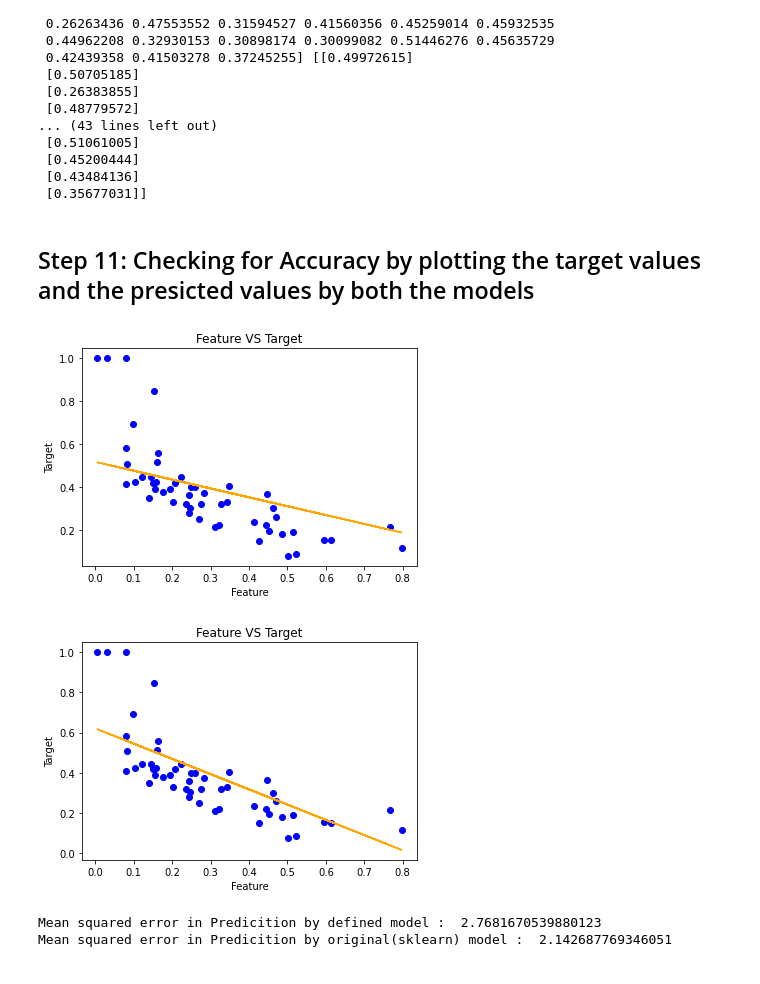
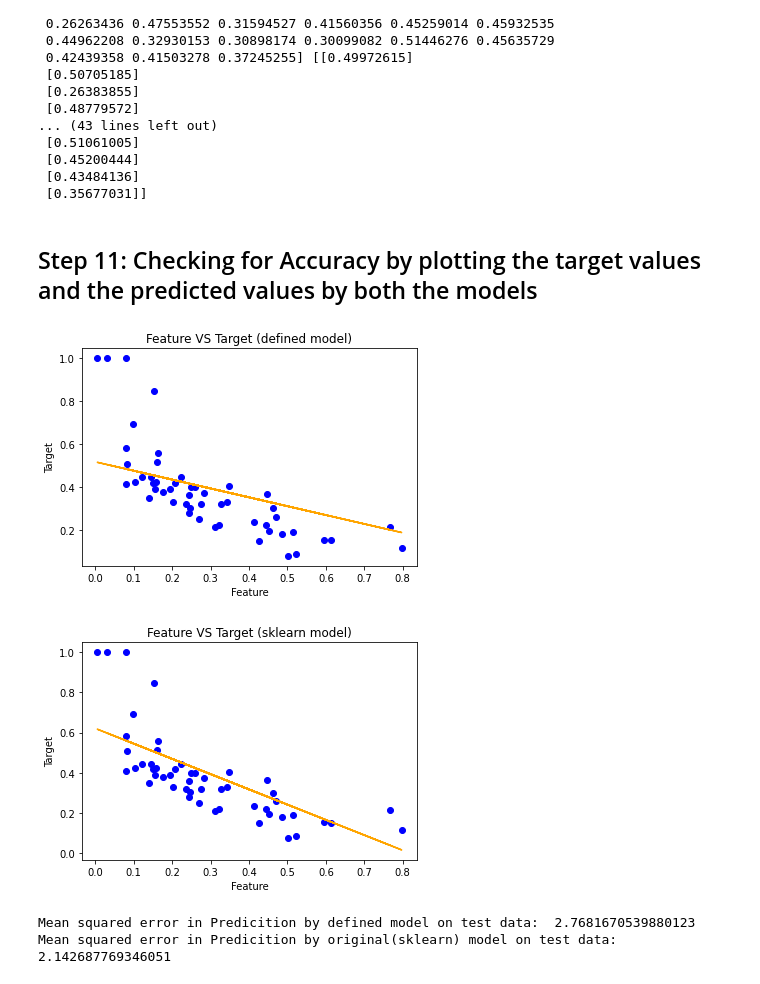
Before and after one commit to Jay0774/MACHINE-LEARNING, a Jupyter notebook: Linear Regression/Linear_Regression_using_gradient_decent.ipynb, the cells around one changed output. Drawn from its saved outputs; the diff is of its cells as text; code cells hidden in the pictures.

```diff
--- a/Linear Regression/Linear_Regression_using_gradient_decent.ipynb
+++ b/Linear Regression/Linear_Regression_using_gradient_decent.ipynb
@@ -153,28 +157,28 @@ print(target,target1)
  [0.43484136]
  [0.35677031]]
 # %% [markdown]
-## Step 11: Checking for Accuracy by plotting the target values and the presicted values by both the models
+## Step 11: Checking for Accuracy by plotting the target values and the predicted values by both the models
 # %%
 plt.scatter( X_test, y_test, color = 'blue' )
 plt.plot( X_test, target, color = 'orange' )
-plt.title( 'Feature VS Target' )
+plt.title( 'Feature VS Target (defined model)' )
 plt.xlabel( 'Feature' )
 plt.ylabel( 'Target' )
 plt.show()
 # %% [output]
-[figure, old version]
+[figure, new version]
 # %%
 plt.scatter( X_test, y_test, color = 'blue' )
 plt.plot( X_test, target1, color = 'orange' )
-plt.title( 'Feature VS Target' )
+plt.title( 'Feature VS Target (sklearn model)' )
 plt.xlabel( 'Feature' )
 plt.ylabel( 'Target' )
 plt.show()
 # %% [output]
-[figure, old version]
+[figure, new version]
 # %%
-print("Mean squared error in Predicition by defined model : ",mean_squared_error(target,y_test)*100)
-print("Mean squared error in Predicition by original(sklearn) model : ",mean_squared_error(target1,y_test)*100)
+print("Mean squared error in Predicition by defined model on test data: ",mean_squared_error(target,y_test)*100)
+print("Mean squared error in Predicition by original(sklearn) model on test data: ",mean_squared_error(target1,y_test)*100)
 # %% [output]
-Mean squared error in Predicition by defined model :  2.7681670539880123
-Mean squared error in Predicition by original(sklearn) model :  2.142687769346051
+Mean squared error in Predicition by defined model on test data:  2.7681670539880123
+Mean squared error in Predicition by original(sklearn) model on test data:  2.142687769346051
```
Also changed, not shown: parts of 6 cells of this notebook, 7 other files.
